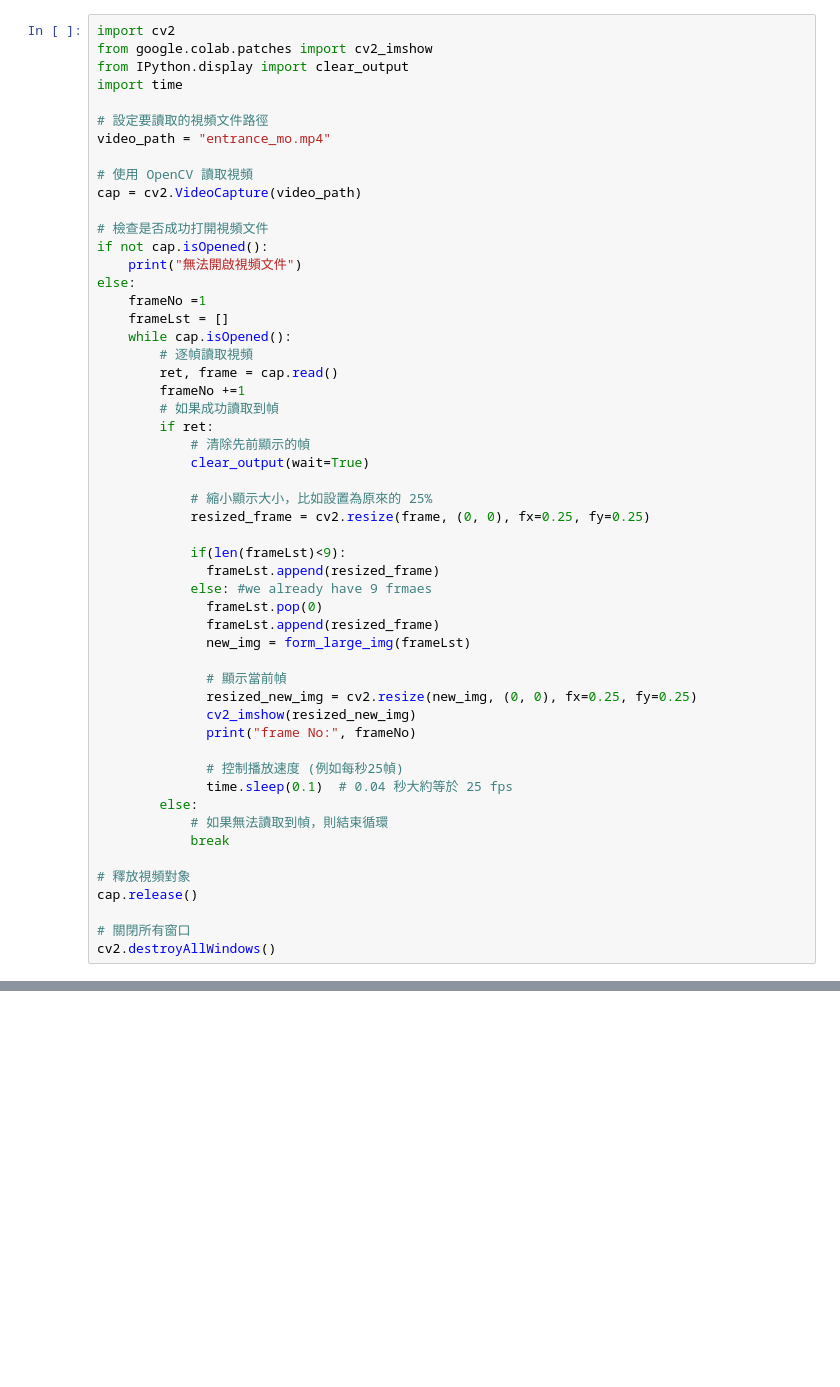
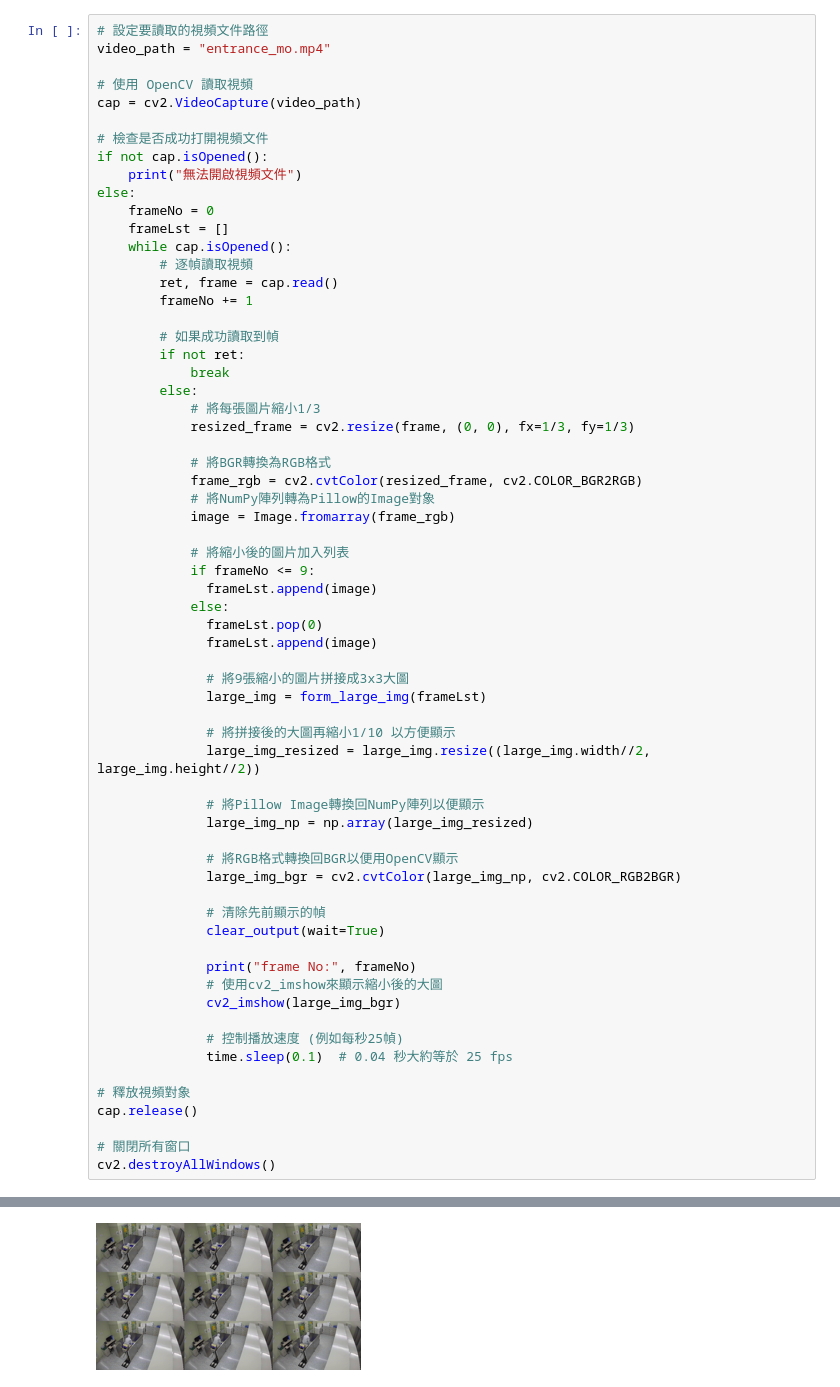
Before and after one commit to TienLungSun/LLM, a Jupyter notebook: Video process examples.ipynb, the cells around one changed output, grey strips where cells are left out. Drawn from its saved outputs; the diff is of its cells as text; blank space fills up the shorter version.

```diff
--- a/Video process examples.ipynb
+++ b/Video process examples.ipynb
@@ -31,9 +36,4 @@ def form_large_img(frameLst):
 # %%
-import cv2
-from google.colab.patches import cv2_imshow
-from IPython.display import clear_output
-import time
-
 # 設定要讀取的視頻文件路徑
 video_path = "entrance_mo.mp4"
 
@@ -44,37 +44,53 @@ cap = cv2.VideoCapture(video_path)
 if not cap.isOpened():
     print("無法開啟視頻文件")
 else:
-    frameNo =1
+    frameNo = 0
     frameLst = []
     while cap.isOpened():
         # 逐幀讀取視頻
         ret, frame = cap.read()
-        frameNo +=1
+        frameNo += 1
+
         # 如果成功讀取到幀
-        if ret:
-            # 清除先前顯示的幀
-            clear_output(wait=True)
+        if not ret:
+            break
+        else:
+            # 將每張圖片縮小1/3
+            resized_frame = cv2.resize(frame, (0, 0), fx=1/3, fy=1/3)
 
-            # 縮小顯示大小，比如設置為原來的 25%
-            resized_frame = cv2.resize(frame, (0, 0), fx=0.25, fy=0.25)
+            # 將BGR轉換為RGB格式
+            frame_rgb = cv2.cvtColor(resized_frame, cv2.COLOR_BGR2RGB)
+            # 將NumPy陣列轉為Pillow的Image對象
+            image = Image.fromarray(frame_rgb)
 
-            if(len(frameLst)<9):
-              frameLst.append(resized_frame)
-            else: #we already have 9 frmaes
+            # 將縮小後的圖片加入列表
+            if frameNo <= 9:
+              frameLst.append(image)
+            else:
               frameLst.pop(0)
-              frameLst.append(resized_frame)
-              new_img = form_large_img(frameLst)
+              frameLst.append(image)
 
-              # 顯示當前幀
-              resized_new_img = cv2.resize(new_img, (0, 0), fx=0.25, fy=0.25)
-              cv2_imshow(resized_new_img)
+              # 將9張縮小的圖片拼接成3x3大圖
+              large_img = form_large_img(frameLst)
+
+              # 將拼接後的大圖再縮小1/10 以方便顯示
+              large_img_resized = large_img.resize((large_img.width//2, large_img.height//2))
+
+              # 將Pillow Image轉換回NumPy陣列以便顯示
+              large_img_np = np.array(large_img_resized)
+
+              # 將RGB格式轉換回BGR以便用OpenCV顯示
+              large_img_bgr = cv2.cvtColor(large_img_np, cv2.COLOR_RGB2BGR)
+
+              # 清除先前顯示的幀
+              clear_output(wait=True)
+
               print("frame No:", frameNo)
+              # 使用cv2_imshow來顯示縮小後的大圖
+              cv2_imshow(large_img_bgr)
 
               # 控制播放速度 (例如每秒25幀)
               time.sleep(0.1)  # 0.04 秒大約等於 25 fps
-        else:
-            # 如果無法讀取到幀，則結束循環
-            break
 
 # 釋放視頻對象
 cap.release()
@@ -85,0 +102 @@ cv2.destroyAllWindows()
+[figure, added]
```
Also changed, not shown: parts of 6 cells of this notebook.
